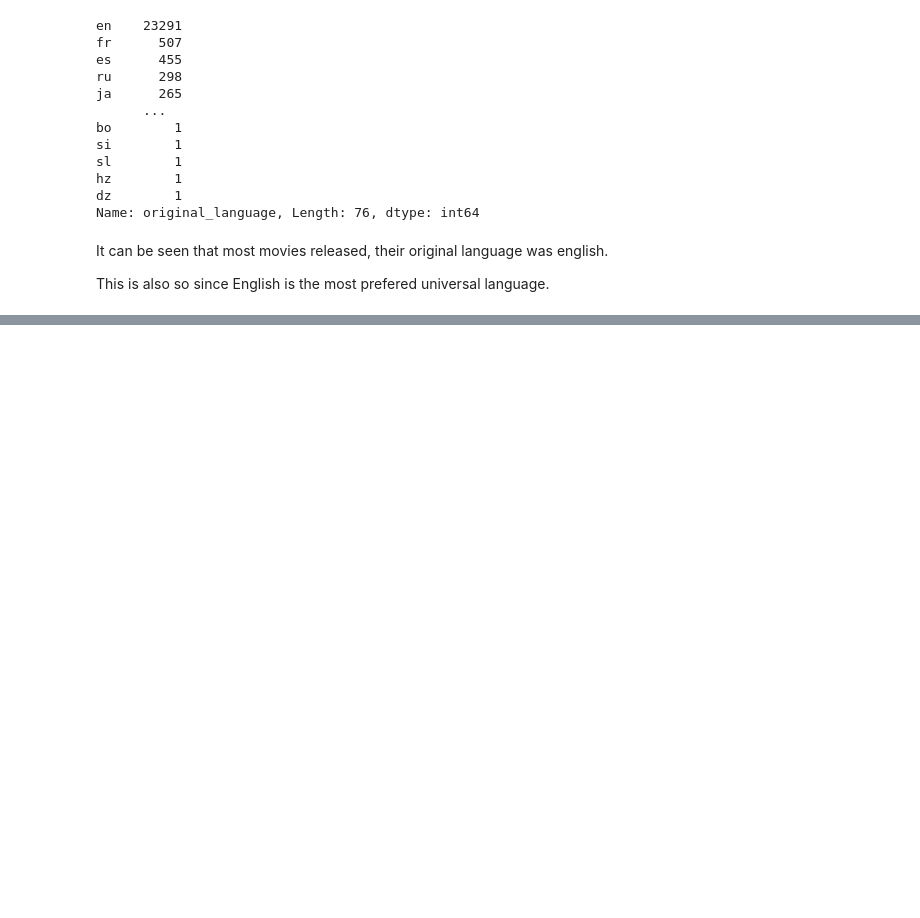
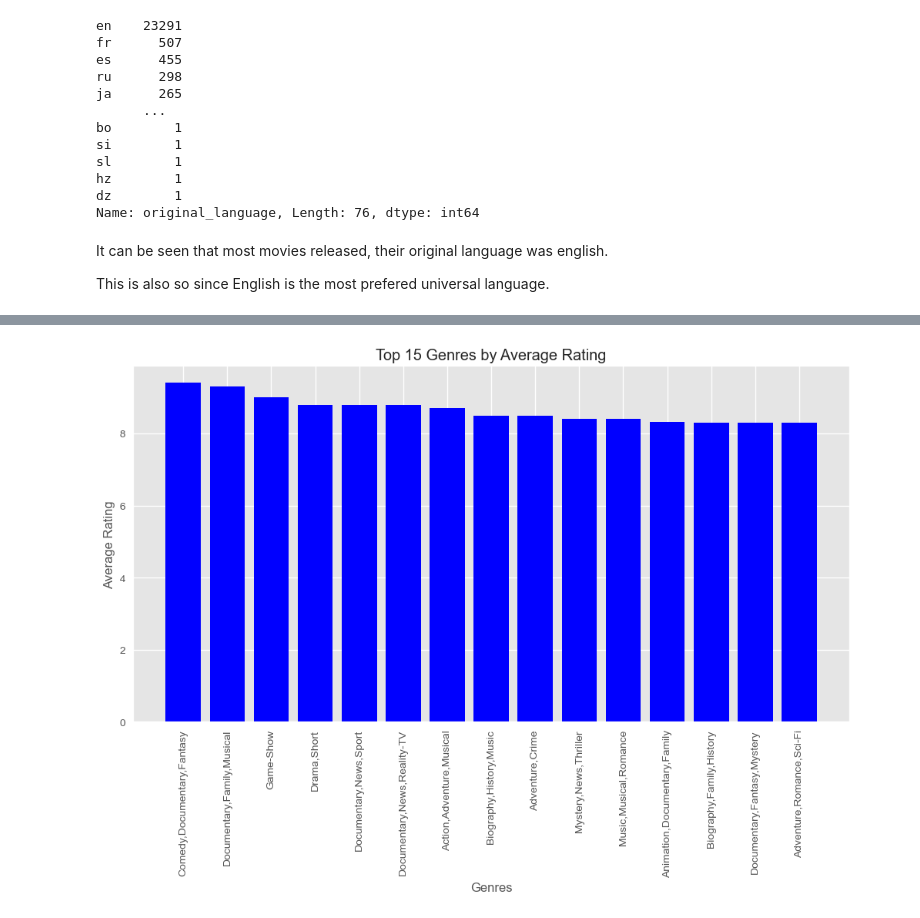
Before and after one commit to martin-ngugi/Microsoft_movie_review, a Jupyter notebook: Movie.ipynb, the cells around one changed output, grey strips where cells are left out. Cells and saved outputs as stored; diff of their text form; code cells hidden in the pictures; blank space fills up the shorter version.

```diff
--- a/Movie.ipynb
+++ b/Movie.ipynb
@@ -428,0 +431,3 @@ This is also so since English is the most prefered universal language.
+# %%
+movie_df1 = pd.read_csv('imdb.title.basics.csv.gz')
+movie_df1
@@ -428,0 +448,3 @@ This is also so since English is the most prefered universal language.
+# %%
+movie_df2 = pd.read_csv('imdb.title.ratings.csv.gz')
+movie_df2
@@ -428,0 +465,4 @@ This is also so since English is the most prefered universal language.
+# %%
+# Perform the join operation based on a common column
+joined_df = pd.merge(movie_df1, movie_df2, on='tconst')
+joined_df
@@ -428,0 +501,3 @@ This is also so since English is the most prefered universal language.
+# %%
+joined_df.dropna(inplace=True)
+joined_df.info()
@@ -428,0 +520,17 @@ This is also so since English is the most prefered universal language.
+# %%
+# Identifying the best performing genres by rating
+genre_ratings = joined_df.groupby('genres')['averagerating'].mean().sort_values(ascending=False)
+
+# Select the top 15 genres
+top_genres = genre_ratings.head(15)
+
+# Plotting the bar plot
+plt.figure(figsize=(12, 6))
+plt.bar(top_genres.index, top_genres.values, color='blue')
+plt.xlabel('Genres')
+plt.ylabel('Average Rating')
+plt.title('Top 15 Genres by Average Rating')
+plt.xticks(rotation=90)
+plt.show()
+# %% [output]
+[figure, added]
```
Also changed, not shown: parts of 10 cells of this notebook.
